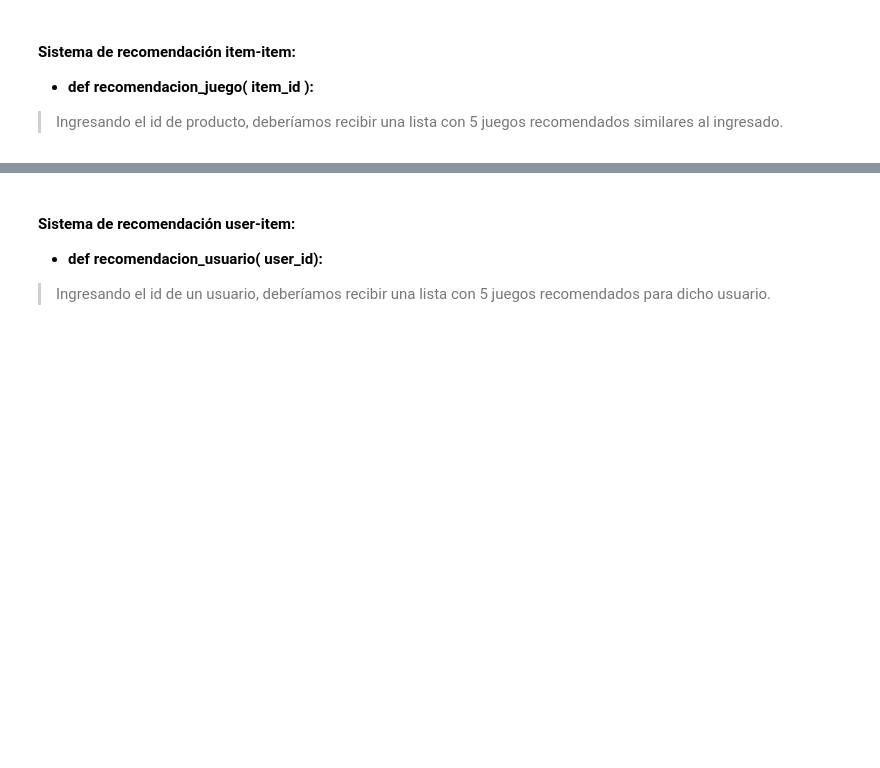
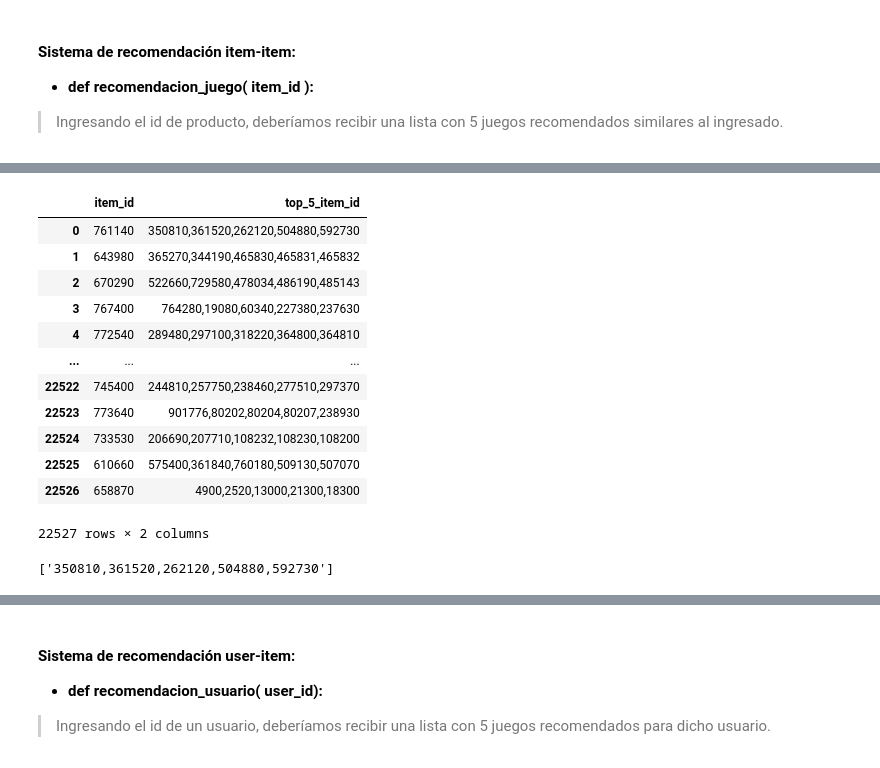
Before and after one commit to sebastianrosenblunnhellman/Steam_ML_OPS, a Jupyter notebook: 04_ML.ipynb, the cells around one changed output, grey strips where cells are left out. Drawn from its saved outputs; the diff is of its cells as text; code cells hidden in the pictures; blank space fills up the shorter version.

```diff
--- a/04_ML.ipynb
+++ b/04_ML.ipynb
@@ -80,0 +165,39 @@ recomendacion_juego("17140")
+# %%
+# Ruta al archivo Parquet
+file_path = 'datasets/processed_data/data_for_ML/item_to_item.parquet'
+
+# Cargar el archivo Parquet en un DataFrame utilizando PyArrow
+table = pq.read_table(file_path)
+df = table.to_pandas()
+# %%
+# Reemplazar espacios por comas en la columna top_5_item_id
+df['top_5_item_id'] = df['top_5_item_id'].str.replace(' ', ',')
+# %%
+df
+# %% [output]
+|  | item_id | top_5_item_id |
+| 0 | 761140 | 350810,361520,262120,504880,592730 |
+| 1 | 643980 | 365270,344190,465830,465831,465832 |
+| 2 | 670290 | 522660,729580,478034,486190,485143 |
+| 3 | 767400 | 764280,19080,60340,227380,237630 |
+| 4 | 772540 | 289480,297100,318220,364800,364810 |
+| ... | ... | ... |
+| 22522 | 745400 | 244810,257750,238460,277510,297370 |
+| 22523 | 773640 | 901776,80202,80204,80207,238930 |
+| 22524 | 733530 | 206690,207710,108232,108230,108200 |
+| 22525 | 610660 | 575400,361840,760180,509130,507070 |
+| 22526 | 658870 | 4900,2520,13000,21300,18300 |
+22527 rows × 2 columns
+# %%
+# Creamos una funcion auxiliar para obtener los primeros 5 item_id
+def get_top_5_item_id(item_id):
+    row = df[df['item_id'] == item_id]
+    if len(row) == 0:
+        return None  # Si el item_id no está en el DataFrame, retorna None
+
+    top_5 = row['top_5_item_id'].iloc[0].split()[:5]  # Obtiene los primeros 5 item_id de la fila
+    return top_5
+
+get_top_5_item_id("761140")
+# %% [output]
+['350810,361520,262120,504880,592730']
```
Also changed, not shown: parts of 37 cells of this notebook, 8 other files.
